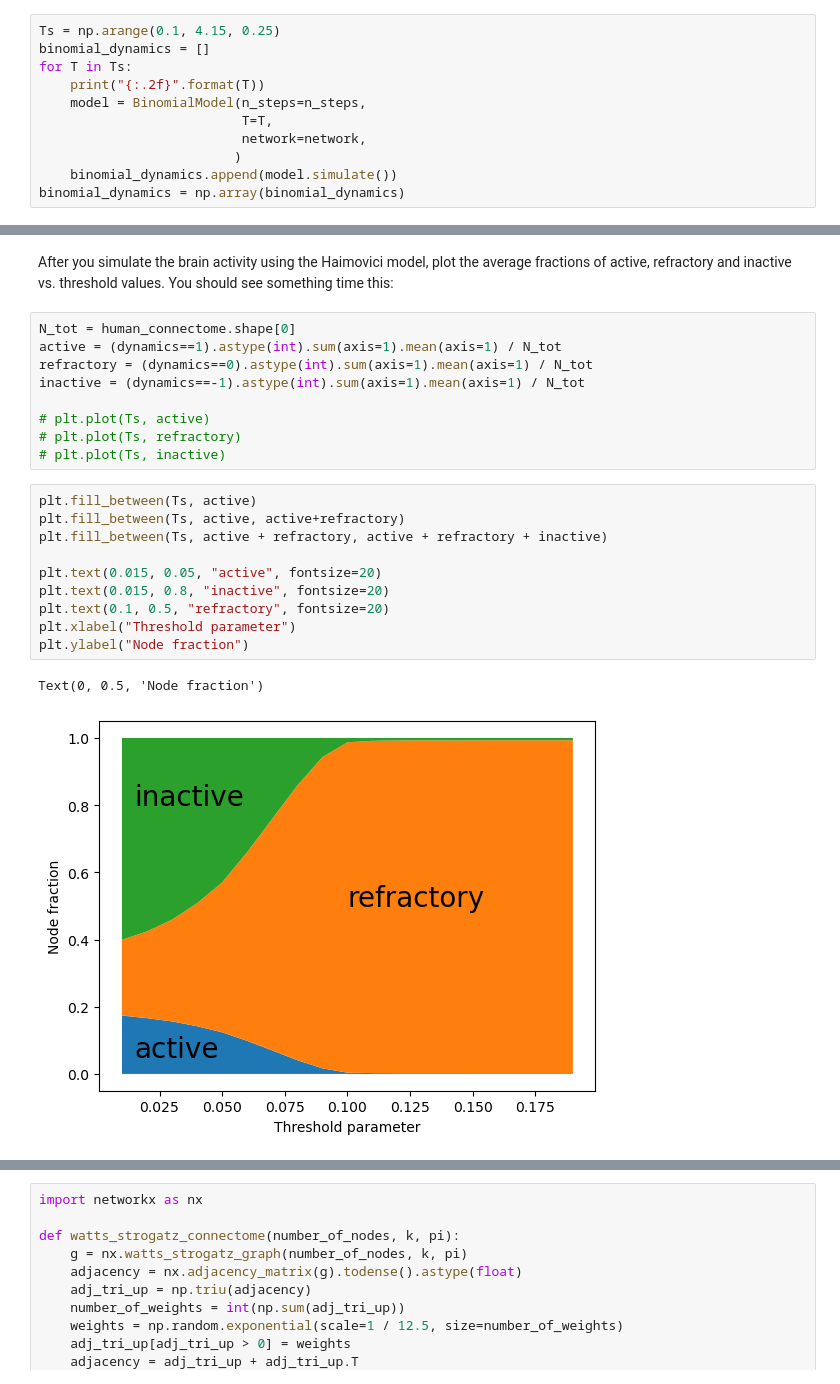
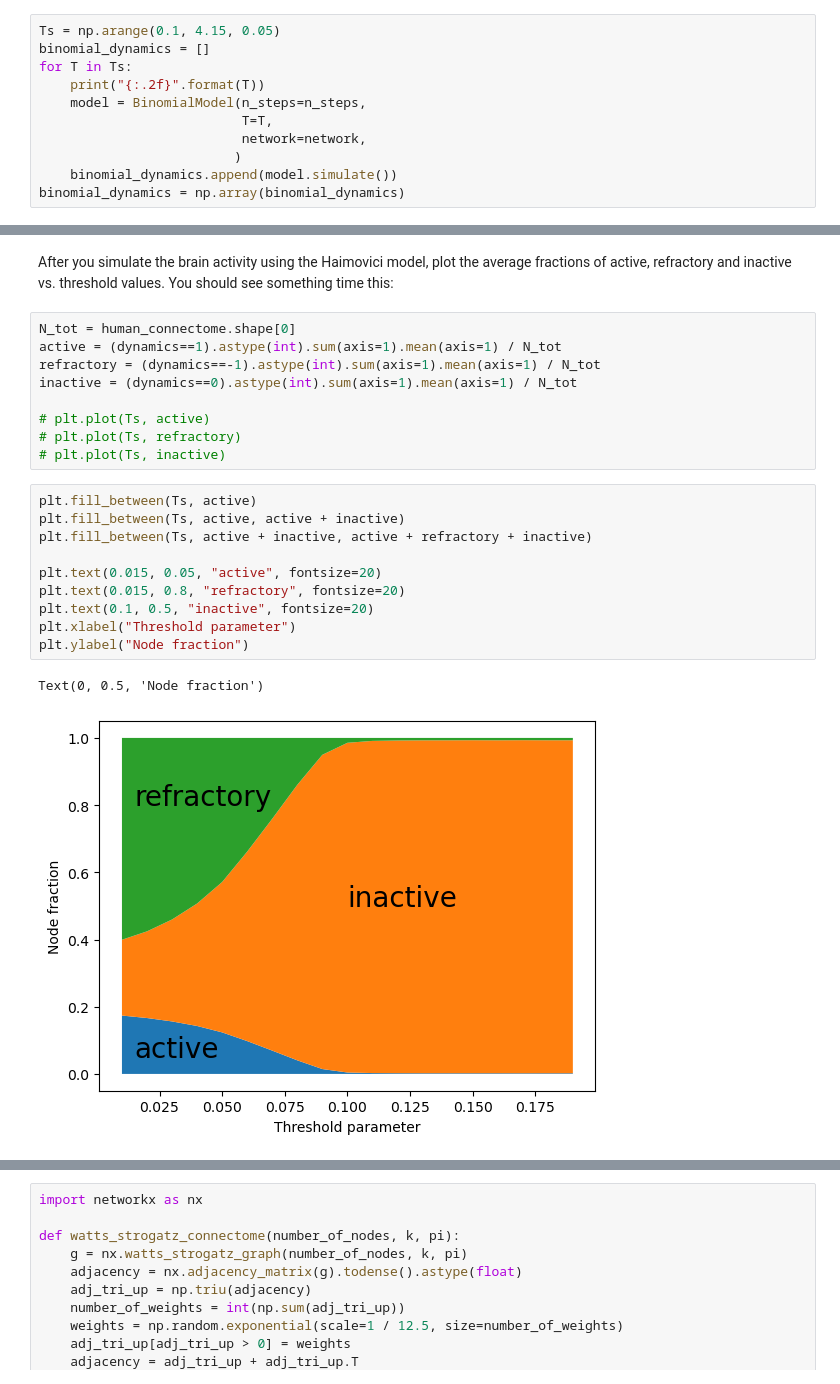
Before and after one commit to Mark-Kac-Center/cna2023-critical-brain, a Jupyter notebook: exercises_solution.ipynb, the cells around one changed output, grey strips where cells are left out. Cells and saved outputs as stored; diff of their text form.

```diff
--- a/exercises_solution.ipynb
+++ b/exercises_solution.ipynb
@@ -147,5 +135,5 @@ network = Grid.grid_2d(Lx, Ly)
 # %%
-Ts = np.arange(0.1, 4.15, 0.25)
+Ts = np.arange(0.1, 4.15, 0.05)
 binomial_dynamics = []
 for T in Ts:
     print("{:.2f}".format(T))
@@ -281,23 +269,23 @@ After you simulate the brain activity using the Haimovici model, plot the averag
 # %%
 N_tot = human_connectome.shape[0]
 active = (dynamics==1).astype(int).sum(axis=1).mean(axis=1) / N_tot
-refractory = (dynamics==0).astype(int).sum(axis=1).mean(axis=1) / N_tot
-inactive = (dynamics==-1).astype(int).sum(axis=1).mean(axis=1) / N_tot
+refractory = (dynamics==-1).astype(int).sum(axis=1).mean(axis=1) / N_tot
+inactive = (dynamics==0).astype(int).sum(axis=1).mean(axis=1) / N_tot
 
 # plt.plot(Ts, active)
 # plt.plot(Ts, refractory)
 # plt.plot(Ts, inactive)
 # %%
 plt.fill_between(Ts, active)
-plt.fill_between(Ts, active, active+refractory)
-plt.fill_between(Ts, active + refractory, active + refractory + inactive)
+plt.fill_between(Ts, active, active + inactive)
+plt.fill_between(Ts, active + inactive, active + refractory + inactive)
 
 plt.text(0.015, 0.05, "active", fontsize=20)
-plt.text(0.015, 0.8, "inactive", fontsize=20)
-plt.text(0.1, 0.5, "refractory", fontsize=20)
+plt.text(0.015, 0.8, "refractory", fontsize=20)
+plt.text(0.1, 0.5, "inactive", fontsize=20)
 plt.xlabel("Threshold parameter")
 plt.ylabel("Node fraction")
 # %% [output]
 Text(0, 0.5, 'Node fraction')
-[figure, old version]
+[figure, new version]
 # %% [markdown]
```
Also changed, not shown: parts of 44 cells of this notebook, 2 other files.
